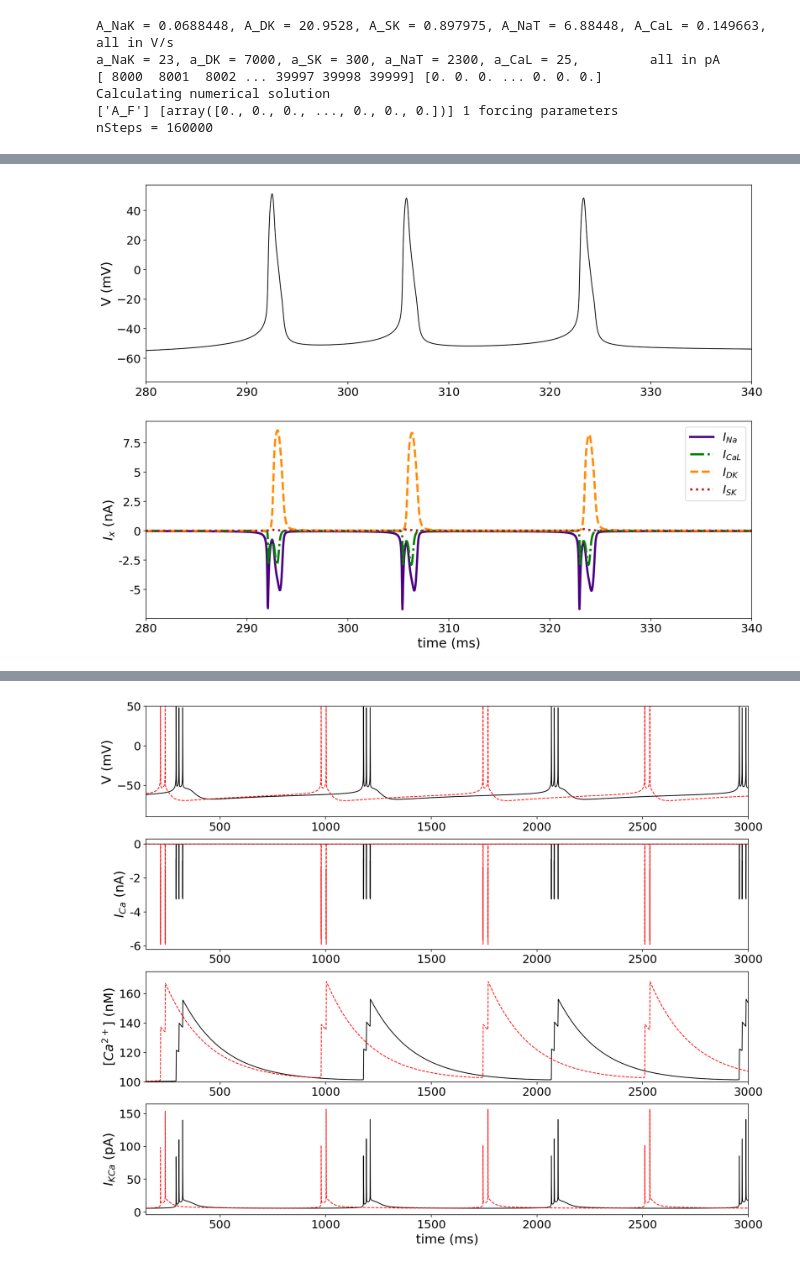
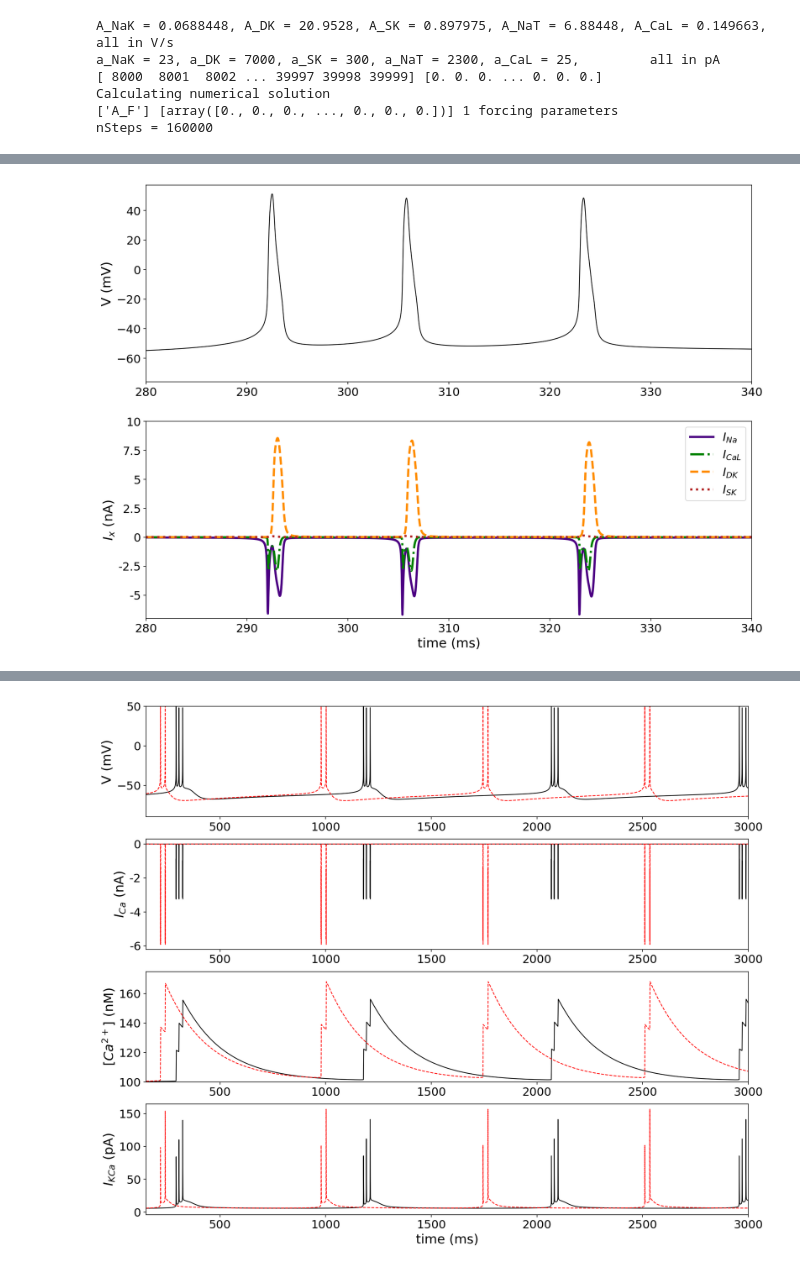
Before and after one commit to emckiernan/agingCA1, a Jupyter notebook: code/CA1_PC_model.ipynb, the cells around one changed output, grey strips where cells are left out. Drawn from its saved outputs; the diff is of its cells as text; code cells hidden in the pictures.

```diff
--- a/code/CA1_PC_model.ipynb
+++ b/code/CA1_PC_model.ipynb
@@ -1057,30 +1056,30 @@ ax1[0].set_ylim(-90,70)
 # %%
 # plot just a few spikes from above simulation and currents
 ax1=list()
 fig1=pl.figure(figsize=(15,11))
 pl.ioff()
 rows=2; cols=1
 for s in nu.arange(rows*cols):
     ax1.append(fig1.add_subplot(rows,cols,s+1))
 
 ax1[0].plot(nrn.timeSamples, v,'k')
 ax1[0].set_ylabel('V (mV)')
 ax1[0].set_xlim(280,340)
 
 ticks_y=ticker.FuncFormatter(lambda x, pos: '{0:g}'.format(x/1000))
 ax1[1].yaxis.set_major_formatter(ticks_y)
 ax1[1].plot(nrn.timeSamples, nrn.jNaT, linestyle='solid', linewidth=3.0, color='indigo', label=r'$I_{Na}$')
 ax1[1].plot(nrn.timeSamples, nrn.jCaL, linestyle='dashdot', linewidth=3.0, color='green', label=r'$I_{CaL}$')
 ax1[1].plot(nrn.timeSamples, nrn.jDK, linestyle='dashed', linewidth=3.0, color='darkorange', label=r'$I_{DK}$')
 ax1[1].plot(nrn.timeSamples, nrn.jSK, linestyle='dotted', linewidth=3.0, color='firebrick', label=r'$I_{SK}$')
 #ax1[1].plot(nrn.timeSamples, nrn.jNaK, label=r'$I_{NaK}$')
 ax1[1].set_xlabel('time (ms)')
 ax1[1].set_ylabel('$I_{x}$ (nA)')
 ax1[1].set_xlim( 280,340)
-#ax1[1].set_ylim(0,200)
+ax1[1].set_ylim(-7000,10000)
 ax1[1].legend(loc="upper right");
 # %% [output]
-[figure, old version]
+[figure, new version]
 # %%
 # young PC
 nrn_y = pyrCA1(pars)
```
Also changed, not shown: parts of 4 cells of this notebook, 2 other files.
